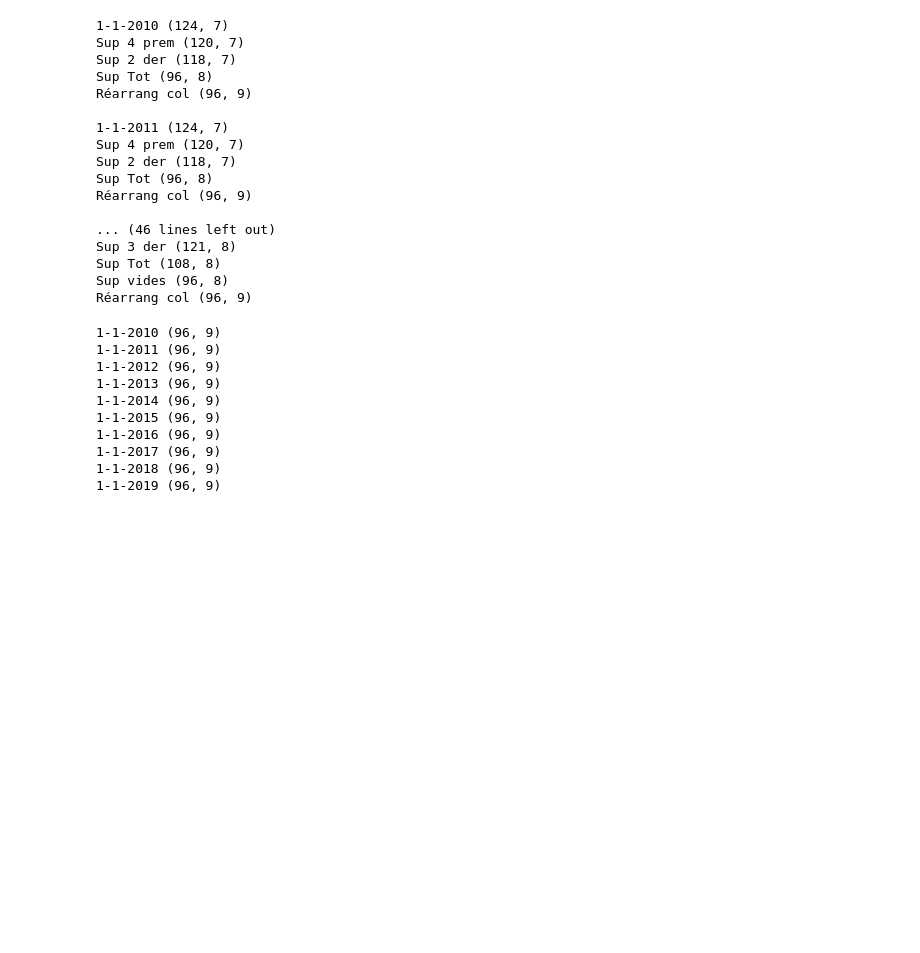
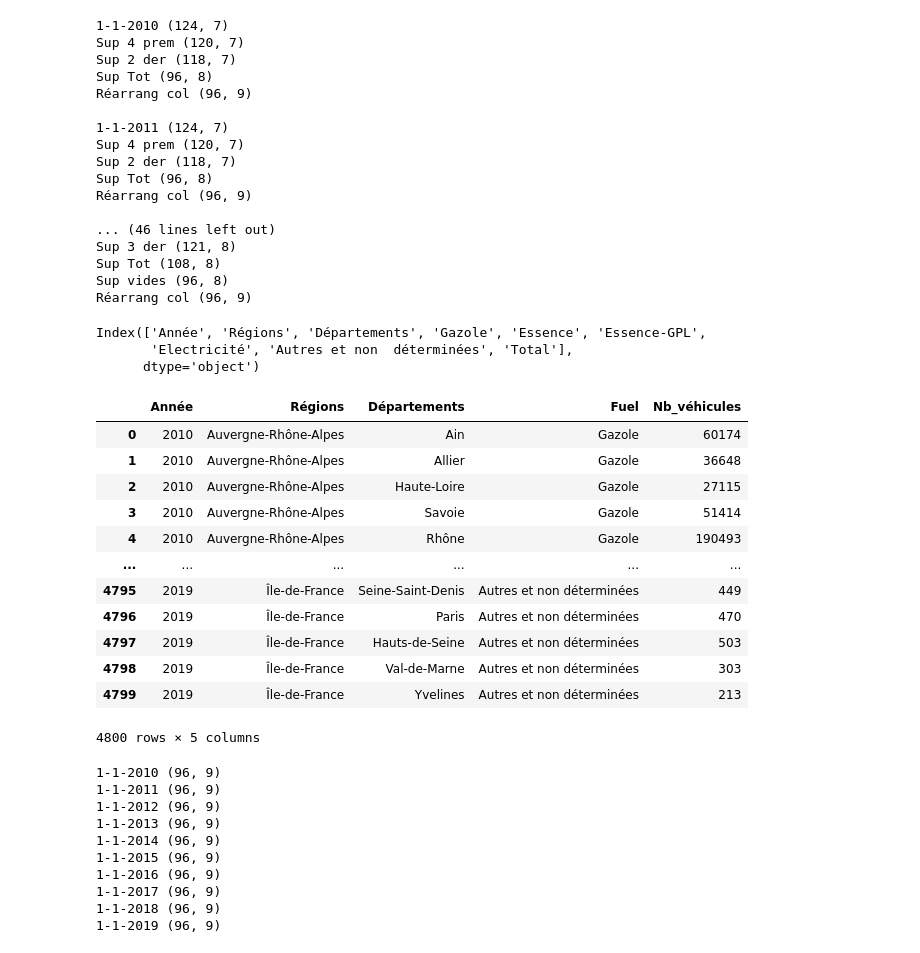
Before and after one commit to ABDATA3-Team5/GreenCars, a Jupyter notebook: parc_auto/Transfo_dataset_camion_camionnettes_dep.ipynb, the cells around one changed output. Saved outputs shown, nothing was run; the diff lists cells and outputs as text; code cells hidden in the pictures; blank space fills up the shorter version.

Commit message:
Version 2 preprocessing cam camion par dep

```diff
--- a/parc_auto/Transfo_dataset_camion_camionnettes_dep.ipynb
+++ b/parc_auto/Transfo_dataset_camion_camionnettes_dep.ipynb
@@ -140,6 +140,11 @@ for year in excel_cam :
     #Concatenation des années
     concat_excel_cam_transfo=pd.concat(excel_cam_transfo)
     #Ecriture du fichier
+    #concat_excel_cam_transfo.to_csv("camion_camionnette_par_dep.csv",sep=';', index = False)
+
+    #Version 2 :
+    concat_excel_cam_transfo_v2=pd.melt(concat_excel_cam_transfo , id_vars=['Année', 'Régions', 'Départements'], value_vars=['Gazole', 'Essence', 'Essence-GPL','Electricité', 'Autres et non  déterminées'], value_name="Nb_véhicules", var_name="Fuel")
+    #Ecriture du fichier
     concat_excel_cam_transfo.to_csv("camion_camionnette_par_dep.csv",sep=';', index = False)
 # %% [output]
 1-1-2010 (124, 7)
@@ -159,6 +164,28 @@ Sup 3 der (121, 8)
 Sup Tot (108, 8)
 Sup vides (96, 8)
 Réarrang col (96, 9)
+# %%
+concat_excel_cam_transfo.columns
+# %% [output]
+Index(['Année', 'Régions', 'Départements', 'Gazole', 'Essence', 'Essence-GPL',
+       'Electricité', 'Autres et non  déterminées', 'Total'],
+      dtype='object')
+# %%
+pd.melt(concat_excel_cam_transfo , id_vars=['Année', 'Régions', 'Départements'], value_vars=['Gazole', 'Essence', 'Essence-GPL','Electricité', 'Autres et non  déterminées'], value_name="Nb_véhicules", var_name="Fuel")
+# %% [output]
+|  | Année | Régions | Départements | Fuel | Nb_véhicules |
+| 0 | 2010 | Auvergne-Rhône-Alpes | Ain | Gazole | 60174 |
+| 1 | 2010 | Auvergne-Rhône-Alpes | Allier | Gazole | 36648 |
+| 2 | 2010 | Auvergne-Rhône-Alpes | Haute-Loire | Gazole | 27115 |
+| 3 | 2010 | Auvergne-Rhône-Alpes | Savoie | Gazole | 51414 |
+| 4 | 2010 | Auvergne-Rhône-Alpes | Rhône | Gazole | 190493 |
+| ... | ... | ... | ... | ... | ... |
+| 4795 | 2019 | Île-de-France | Seine-Saint-Denis | Autres et non déterminées | 449 |
+| 4796 | 2019 | Île-de-France | Paris | Autres et non déterminées | 470 |
+| 4797 | 2019 | Île-de-France | Hauts-de-Seine | Autres et non déterminées | 503 |
+| 4798 | 2019 | Île-de-France | Val-de-Marne | Autres et non déterminées | 303 |
+| 4799 | 2019 | Île-de-France | Yvelines | Autres et non déterminées | 213 |
+4800 rows × 5 columns
 # %%
 for year in excel_cam_transfo :
     print(year, excel_cam_transfo[year].shape)
```
Also changed, not shown: 1 other file.
